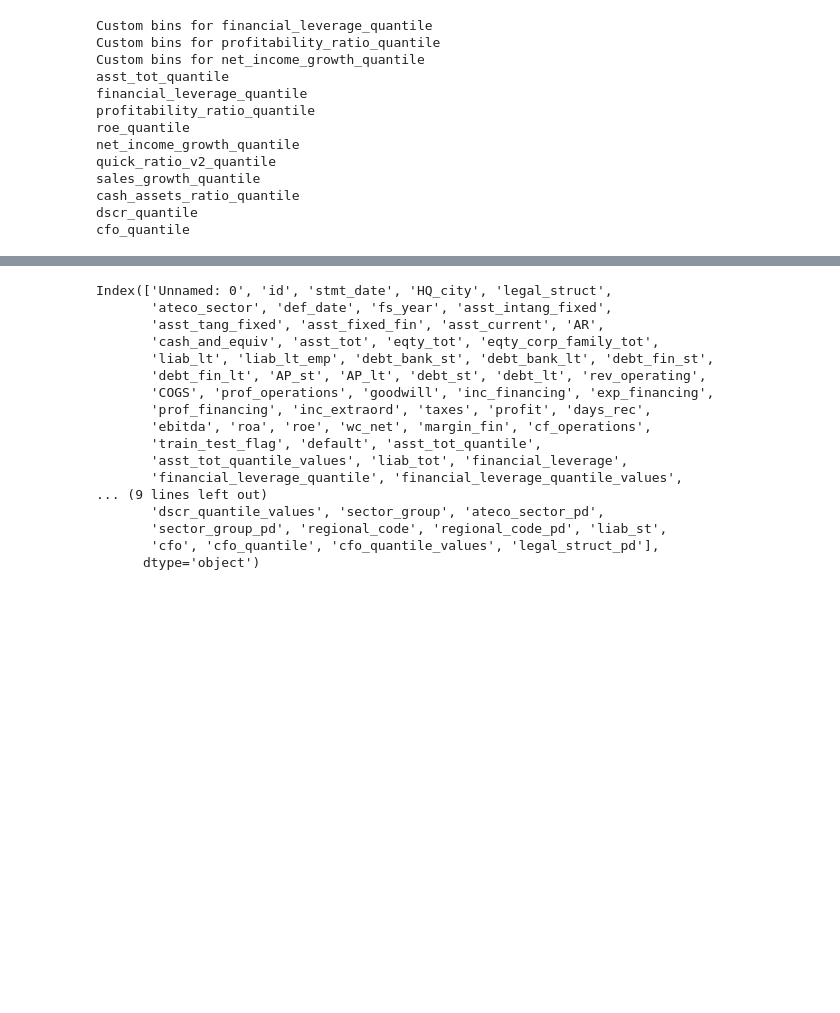
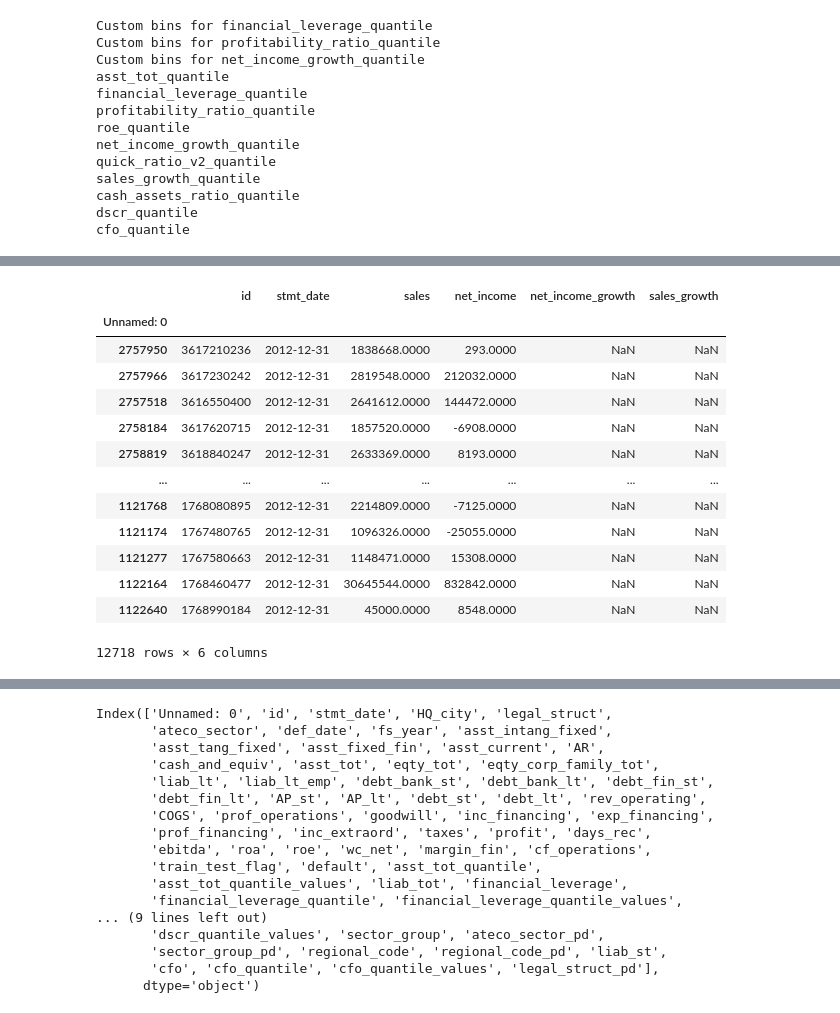
Before and after one commit to Juanroalvarado/ml-finance-credit-default, a Jupyter notebook: processing/Preproc-Function-Harness.ipynb, the cells around one changed output, grey strips where cells are left out. Saved outputs shown, nothing was run; the diff lists cells and outputs as text; code cells hidden in the pictures; blank space fills up the shorter version.

Commit message:
fixes growth issue

```diff
--- a/processing/Preproc-Function-Harness.ipynb
+++ b/processing/Preproc-Function-Harness.ipynb
@@ -9,7 +9,7 @@ import warnings
 warnings.filterwarnings("ignore")
 pd.set_option('display.float_format', '{:.4f}'.format)
 # %%
-file_path = 'train.csv'
+file_path = '../data/train.csv'
 df = pd.read_csv(file_path)
 df.columns
 # %% [output]
@@ -194,13 +194,14 @@ def create_growth_features(df, id_col, date_col, field,  historical_df = None, n
         growth_features = concat_df.groupby(id_col)[field].pct_change()
 
         df = df.join(growth_features.to_frame(growth_feature_name), how='left')
+
         if 'is_first_occurrence' not in df.columns:
             df = df.join(concat_df[['is_first_occurrence']], how='left')
 
 
 
         # Fill missing values (first occurrence per group) with 0
-        # df[growth_feature].fillna(0, inplace=True)
+        df[growth_feature].fillna(0, inplace=True)
     return df
 # %% [markdown]
 # Preprocess
@@ -423,8 +424,8 @@ def process_test(train_file, test_file, quantiles = 50, days_until_statement=150
     - pd.DataFrame: The processed DataFrame containing only the rows from the test set.
     """
     # Read in the CSV files
-    train_df = pd.read_csv(train_file)
-    test_df = pd.read_csv(test_file)
+    train_df = pd.read_csv(train_file, index_col=0)
+    test_df = pd.read_csv(test_file, index_col=0)
 
     test_df['stmt_date'] = pd.to_datetime(test_df['stmt_date'])
     test_df['def_date'] = pd.to_datetime(test_df['def_date'], format="%d/%m/%Y")
@@ -548,3 +569,20 @@ cfo_quantile
+# %%
+test_processed[(test_processed['net_income_growth'].isna())&(test_processed['is_first_occurrence']==1)][['id','stmt_date','sales','net_income','net_income_growth','sales_growth']]
+# %% [output]
+|  | id | stmt_date | sales | net_income | net_income_growth | sales_growth |
+| Unnamed: 0 |  |  |  |  |  |  |
+| 2757950 | 3617210236 | 2012-12-31 | 1838668.0000 | 293.0000 | NaN | NaN |
+| 2757966 | 3617230242 | 2012-12-31 | 2819548.0000 | 212032.0000 | NaN | NaN |
+| 2757518 | 3616550400 | 2012-12-31 | 2641612.0000 | 144472.0000 | NaN | NaN |
+| 2758184 | 3617620715 | 2012-12-31 | 1857520.0000 | -6908.0000 | NaN | NaN |
+| 2758819 | 3618840247 | 2012-12-31 | 2633369.0000 | 8193.0000 | NaN | NaN |
+| ... | ... | ... | ... | ... | ... | ... |
+| 1121768 | 1768080895 | 2012-12-31 | 2214809.0000 | -7125.0000 | NaN | NaN |
+| 1121174 | 1767480765 | 2012-12-31 | 1096326.0000 | -25055.0000 | NaN | NaN |
+| 1121277 | 1767580663 | 2012-12-31 | 1148471.0000 | 15308.0000 | NaN | NaN |
+| 1122164 | 1768460477 | 2012-12-31 | 30645544.0000 | 832842.0000 | NaN | NaN |
+| 1122640 | 1768990184 | 2012-12-31 | 45000.0000 | 8548.0000 | NaN | NaN |
+12718 rows × 6 columns
 # %%
 test_processed.describe()
 # %% [output]
```
Also changed, not shown: parts of 3 cells of this notebook.
